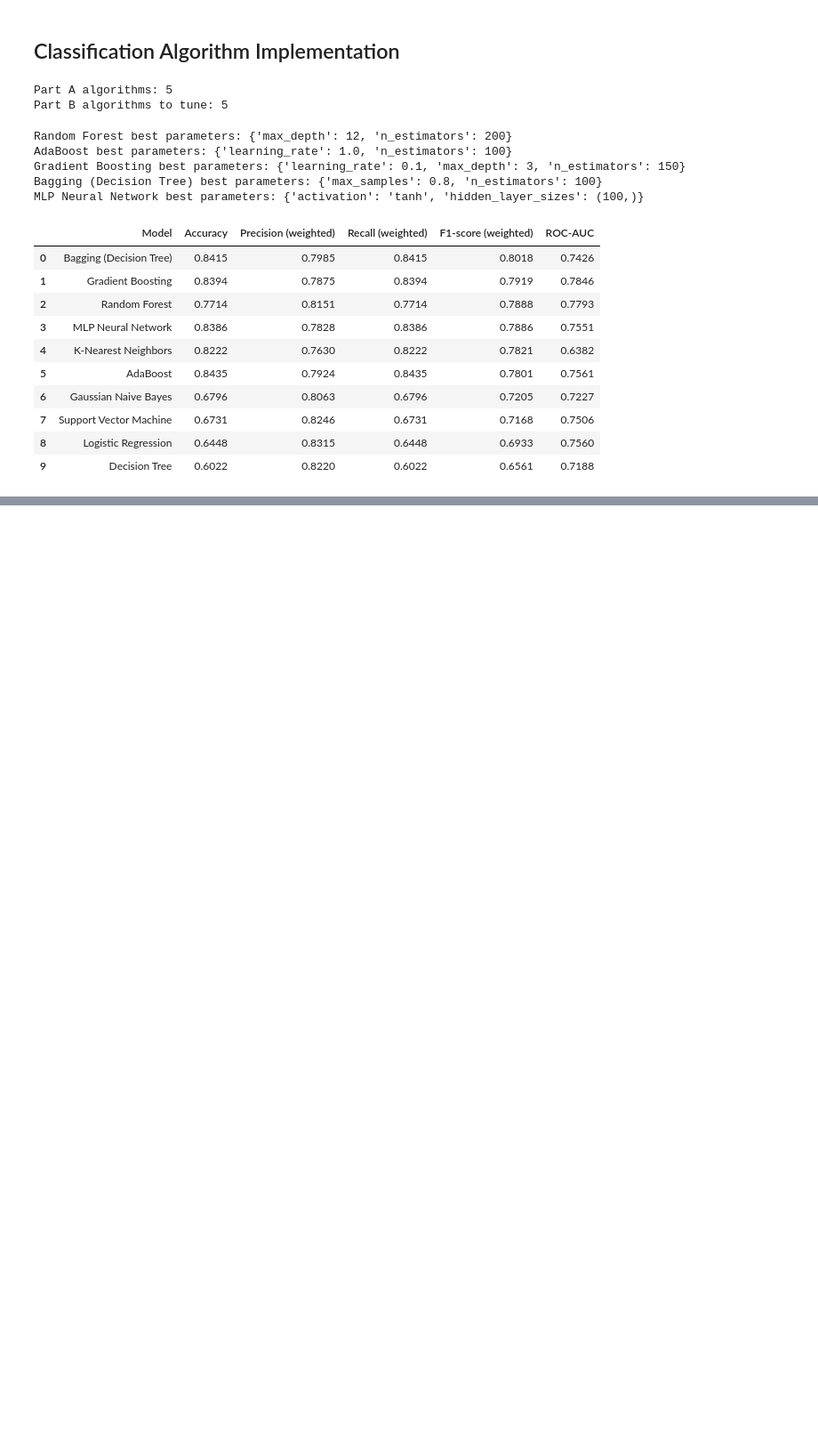
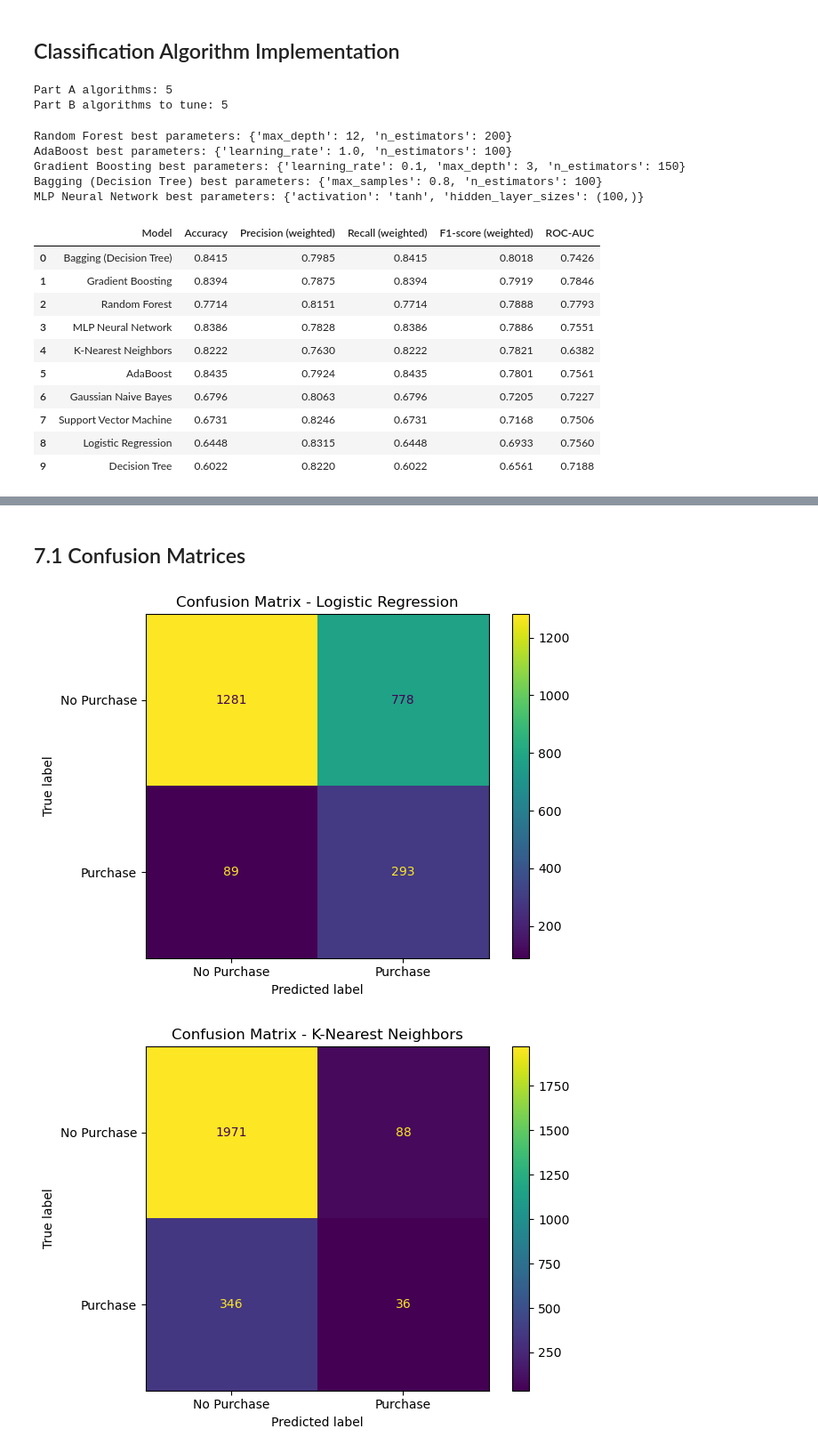
Before and after one commit to nikhilreddybikkam/E-Commerce, a Jupyter notebook: Classification.ipynb, the cells around one changed output, grey strips where cells are left out. Shown at 89% size. Drawn from its saved outputs; the diff is of its cells as text; code cells hidden in the pictures; blank space fills up the shorter version.

```diff
--- a/Classification.ipynb
+++ b/Classification.ipynb
@@ -511,0 +516,11 @@ MLP Neural Network best parameters: {'activation': 'tanh', 'hidden_layer_sizes':
+# %%
+for name, pred in predictions.items():
+    print("=" * 60)
+    print(name)
+    print("=" * 60)
+    print(classification_report(
+        y_test,
+        pred,
+        target_names=["No Purchase", "Purchase"],
+        zero_division=0
+    ))
@@ -511,0 +545,18 @@ MLP Neural Network best parameters: {'activation': 'tanh', 'hidden_layer_sizes':
+# %% [markdown]
+<h2>7.1 Confusion Matrices</h2>
+# %%
+for name, pred in predictions.items():
+    cm = confusion_matrix(y_test, pred)
+
+    disp = ConfusionMatrixDisplay(
+        confusion_matrix=cm,
+        display_labels=["No Purchase", "Purchase"]
+    )
+
+    disp.plot()
+    plt.title(f"Confusion Matrix - {name}")
+    plt.tight_layout()
+    plt.show()
+# %% [output]
+[figure, added]
+[figure, added]
```
Also changed, not shown: parts of 4 cells of this notebook.
